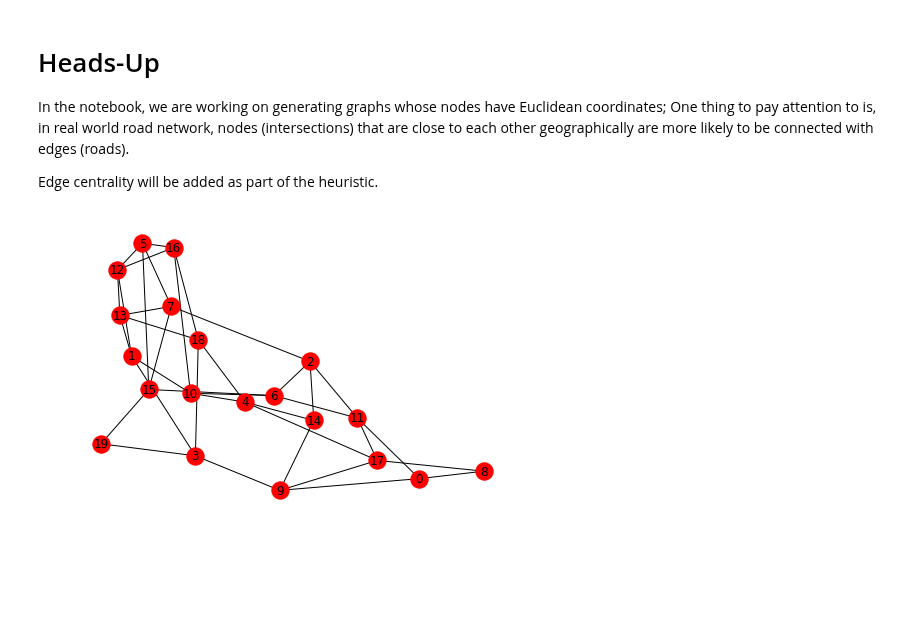
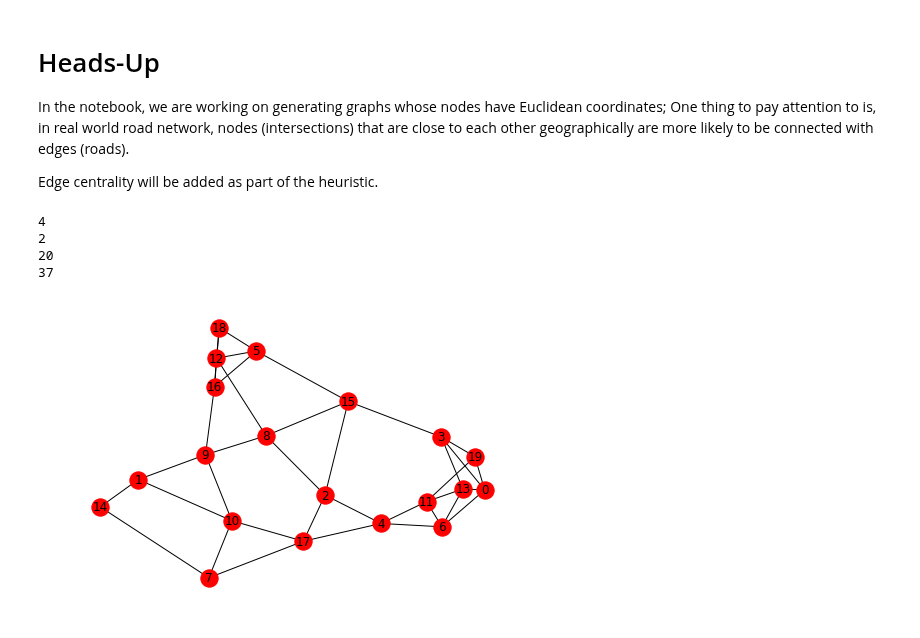
Before and after one commit to zhoutianyu16tue/PathFinder, a Jupyter notebook: dijkstra_path_finder_2.ipynb, the cells around one changed output. Drawn from its saved outputs; the diff is of its cells as text; code cells hidden in the pictures; blank space fills up the shorter version.

Commit message:
added Euclidean distance calculation

```diff
--- a/dijkstra_path_finder_2.ipynb
+++ b/dijkstra_path_finder_2.ipynb
@@ -23,6 +23,12 @@ NUM_NODE = 100
 WEIGHT_MIN = .0
 WEIGHT_MAX = 1.
 # %%
+def calc_euclidean_dist(G, tmp_node, node):
+
+    p_1 = np.array([G.nodes[tmp_node]['x'], G.nodes[tmp_node]['y']])
+    p_2 = np.array([G.nodes[node]['x'], G.nodes[node]['y']])
+    return np.sqrt(np.sum((p_1 - p_2)**2))
+
 def generate_low_degree_g(node_size=20, min_out_degree=2, max_out_degree=4, weight_min=WEIGHT_MIN, weight_max=WEIGHT_MAX):
 
     G = nx.Graph()
@@ -40,27 +46,30 @@ def generate_low_degree_g(node_size=20, min_out_degree=2, max_out_degree=4, weig
 
     # Add coordinates to nodes
     for node, coord in enumerate(zip(x_coords, y_coords)):
+#         print(node, coord[0], coord[1])
         G.add_node(node, x=coord[0], y=coord[1])
 
     for node in G.nodes:
 
         tmp_nodes = list(G.nodes)
         tmp_nodes.remove(node)
-        random.shuffle(tmp_nodes)
+        node_dist = map(lambda tmp_node: (tmp_node, calc_euclidean_dist(G, tmp_node, node)), tmp_nodes)
+        node_dist = sorted(node_dist, key=lambda d:d[1])
+
         num_of_neighbors = random.randint(min_out_degree, max_out_degree)
 #         print(node, out_neighbors)
 
 #         G.add_edges_from(map(lambda d:(node, d), out_neighbors))
 
-        for tmp_node in tmp_nodes:
+        for tmp_node in node_dist:
 
-            if G.degree(tmp_node) >= max_out_degree \
+            if G.degree(tmp_node[0]) >= max_out_degree \
                 or G.degree(node) >= num_of_neighbors:
                 # This node has maximum number of neighbors already
                 continue
 
             weight = random.uniform(weight_min, weight_max)
-            G.add_edge(node, tmp_node, weight=weight)
+            G.add_edge(node, tmp_node[0], weight=weight)
 
     # Add centrality to edges
     edge_centrality = nx.edge_betweenness_centrality(G, \
@@ -77,4 +84,15 @@ G = generate_low_degree_g()
-# %%
-plot_g(G)
-# %% [output]
-[figure, removed]
+# %%
+G = generate_low_degree_g()
+max_degree = max(G.degree, key=lambda d: d[1])[1]
+min_degree = min(G.degree, key=lambda d: d[1])[1]
+print(max_degree)
+print(min_degree)
+print(G.number_of_nodes())
+print(G.number_of_edges())
+plot_g(G)
+# %% [output]
+4
+2
+20
+37
+[figure, added]
```
Also changed, not shown: parts of 1 cell of this notebook.
